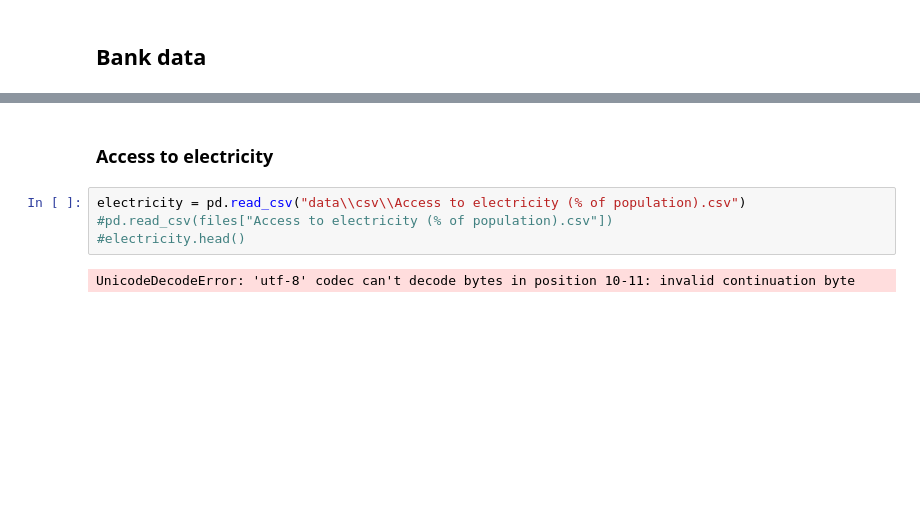
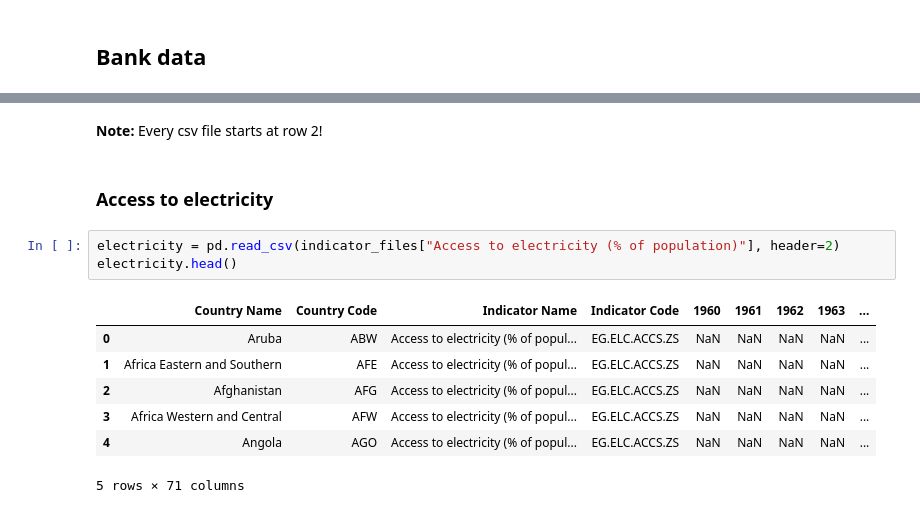
Before and after one commit to flawedvice/happiness-prediction, a Jupyter notebook: exploration.ipynb, the cells around one changed output, grey strips where cells are left out. Drawn from its saved outputs; the diff is of its cells as text; blank space fills up the shorter version.

```diff
--- a/exploration.ipynb
+++ b/exploration.ipynb
@@ -185,8 +192,15 @@ files
+# %% [markdown]
+**Note:** Every csv file starts at row 2!
 # %% [markdown]
 ### Access to electricity
 # %%
-electricity = pd.read_csv("data\\csv\\Access to electricity (% of population).csv")
-#pd.read_csv(files["Access to electricity (% of population).csv"])
-#electricity.head()
+electricity = pd.read_csv(indicator_files["Access to electricity (% of population)"], header=2)
+electricity.head()
 # %% [output]
+|  | Country Name | Country Code | Indicator Name | Indicator Code | 1960 | 1961 | 1962 | 1963 | ... |
+| 0 | Aruba | ABW | Access to electricity (% of popul... | EG.ELC.ACCS.ZS | NaN | NaN | NaN | NaN | ... |
+| 1 | Africa Eastern and Southern | AFE | Access to electricity (% of popul... | EG.ELC.ACCS.ZS | NaN | NaN | NaN | NaN | ... |
+| 2 | Afghanistan | AFG | Access to electricity (% of popul... | EG.ELC.ACCS.ZS | NaN | NaN | NaN | NaN | ... |
+| 3 | Africa Western and Central | AFW | Access to electricity (% of popul... | EG.ELC.ACCS.ZS | NaN | NaN | NaN | NaN | ... |
+| 4 | Angola | AGO | Access to electricity (% of popul... | EG.ELC.ACCS.ZS | NaN | NaN | NaN | NaN | ... |
-UnicodeDecodeError: 'utf-8' codec can't decode bytes in position 10-11: invalid continuation byte
+5 rows × 71 columns
```
Also changed, not shown: parts of 18 cells of this notebook, 1 other file.
